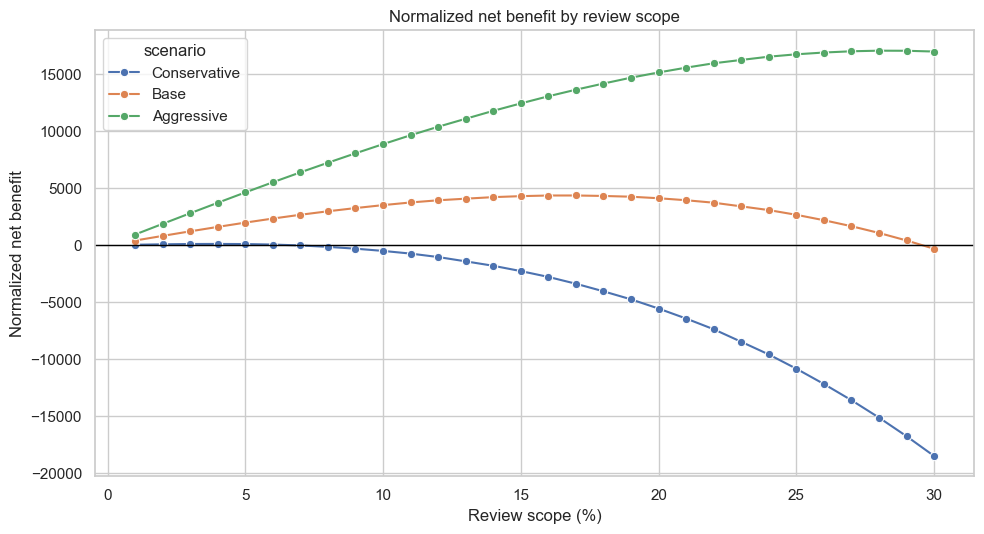
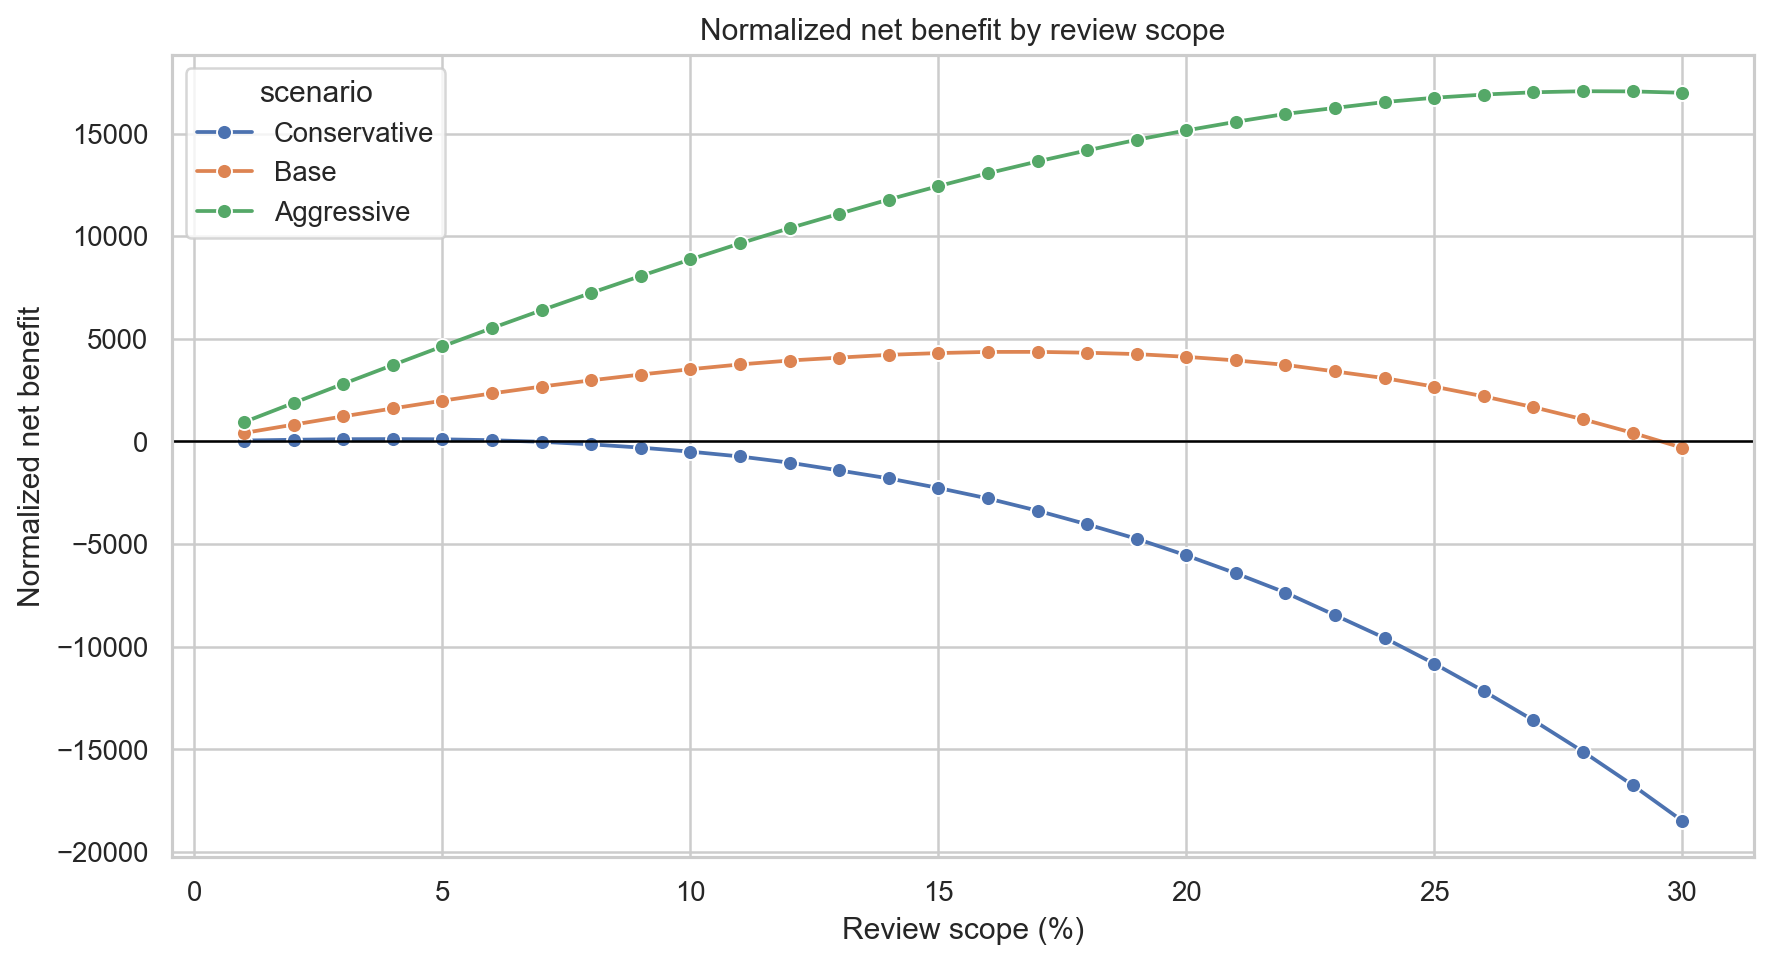
Unified diff of the notebook cell whose output changed from the first chart to the second:
--- before
+++ after
@@ -28,5 +28,3 @@
 ax.set_xlabel("Review scope (%)")
 ax.set_ylabel("Normalized net benefit")
-path = save_figure("normalized_net_benefit_by_review_scope.png")
-plt.show()
-print(path)
+show_saved_figure("normalized_net_benefit_by_review_scope.png")

Commit: Clean notebook figure outputs